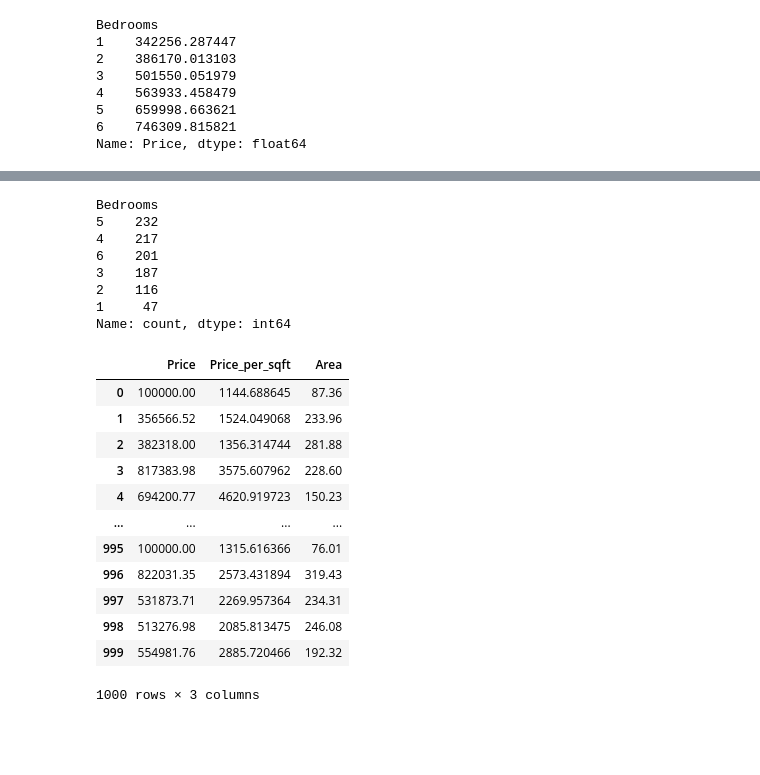
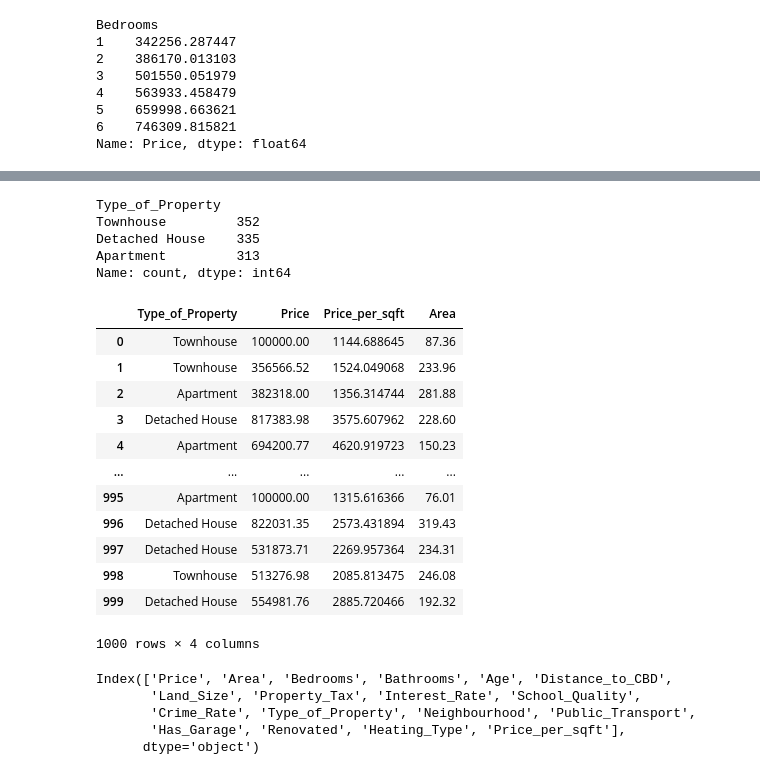
Before and after one commit to ErDipeshPaudel/Housing_Market_of_Australis_Data_Analysis, a Jupyter notebook: housing_market_analysis.ipynb, the cells around one changed output, grey strips where cells are left out. Saved outputs shown, nothing was run; the diff lists cells and outputs as text; code cells hidden in the pictures; blank space fills up the shorter version.

```diff
--- a/housing_market_analysis.ipynb
+++ b/housing_market_analysis.ipynb
@@ -81,0 +77,4 @@ max         10.000000    99.870000
+# %%
+#Rename the column
+df.rename(columns={'Has_Garage' : 'Garage'}, inplace=True)
+df
@@ -203,34 +253,39 @@ Name: Price, dtype: float64
 # %%
 #Lets count number of houses with certain numbers of bedrooms
-house_bedrooms = df['Bedrooms'].value_counts()
-print(house_bedrooms)
+houses_type_counts = df['Type_of_Property'].value_counts()
+houses_type_counts
 
 # Q. How can we also add average price per number of bedrooms
 # house_bedrooms = df['Bedrooms'].value_counts().df['Price'].mean
 # %% [output]
-Bedrooms
-5    232
-4    217
-6    201
-3    187
-2    116
-1     47
+Type_of_Property
+Townhouse         352
+Detached House    335
+Apartment         313
 Name: count, dtype: int64
 # %%
 #Add new column in a table
 df['Price_per_sqft'] = df['Price'] / df['Area']
-df[['Price','Price_per_sqft','Area']]
+df[['Type_of_Property','Price','Price_per_sqft','Area']]
 # %% [output]
-|  | Price | Price_per_sqft | Area |
-| 0 | 100000.00 | 1144.688645 | 87.36 |
-| 1 | 356566.52 | 1524.049068 | 233.96 |
-| 2 | 382318.00 | 1356.314744 | 281.88 |
-| 3 | 817383.98 | 3575.607962 | 228.60 |
-| 4 | 694200.77 | 4620.919723 | 150.23 |
-| ... | ... | ... | ... |
-| 995 | 100000.00 | 1315.616366 | 76.01 |
-| 996 | 822031.35 | 2573.431894 | 319.43 |
-| 997 | 531873.71 | 2269.957364 | 234.31 |
-| 998 | 513276.98 | 2085.813475 | 246.08 |
-| 999 | 554981.76 | 2885.720466 | 192.32 |
+|  | Type_of_Property | Price | Price_per_sqft | Area |
+| 0 | Townhouse | 100000.00 | 1144.688645 | 87.36 |
+| 1 | Townhouse | 356566.52 | 1524.049068 | 233.96 |
+| 2 | Apartment | 382318.00 | 1356.314744 | 281.88 |
+| 3 | Detached House | 817383.98 | 3575.607962 | 228.60 |
+| 4 | Apartment | 694200.77 | 4620.919723 | 150.23 |
+| ... | ... | ... | ... | ... |
+| 995 | Apartment | 100000.00 | 1315.616366 | 76.01 |
+| 996 | Detached House | 822031.35 | 2573.431894 | 319.43 |
+| 997 | Detached House | 531873.71 | 2269.957364 | 234.31 |
+| 998 | Townhouse | 513276.98 | 2085.813475 | 246.08 |
+| 999 | Detached House | 554981.76 | 2885.720466 | 192.32 |
-1000 rows × 3 columns
+1000 rows × 4 columns
+# %%
+df.columns
+# %% [output]
+Index(['Price', 'Area', 'Bedrooms', 'Bathrooms', 'Age', 'Distance_to_CBD',
+       'Land_Size', 'Property_Tax', 'Interest_Rate', 'School_Quality',
+       'Crime_Rate', 'Type_of_Property', 'Neighbourhood', 'Public_Transport',
+       'Has_Garage', 'Renovated', 'Heating_Type', 'Price_per_sqft'],
+      dtype='object')
```
Also changed, not shown: parts of 17 cells of this notebook, 1 other file.
